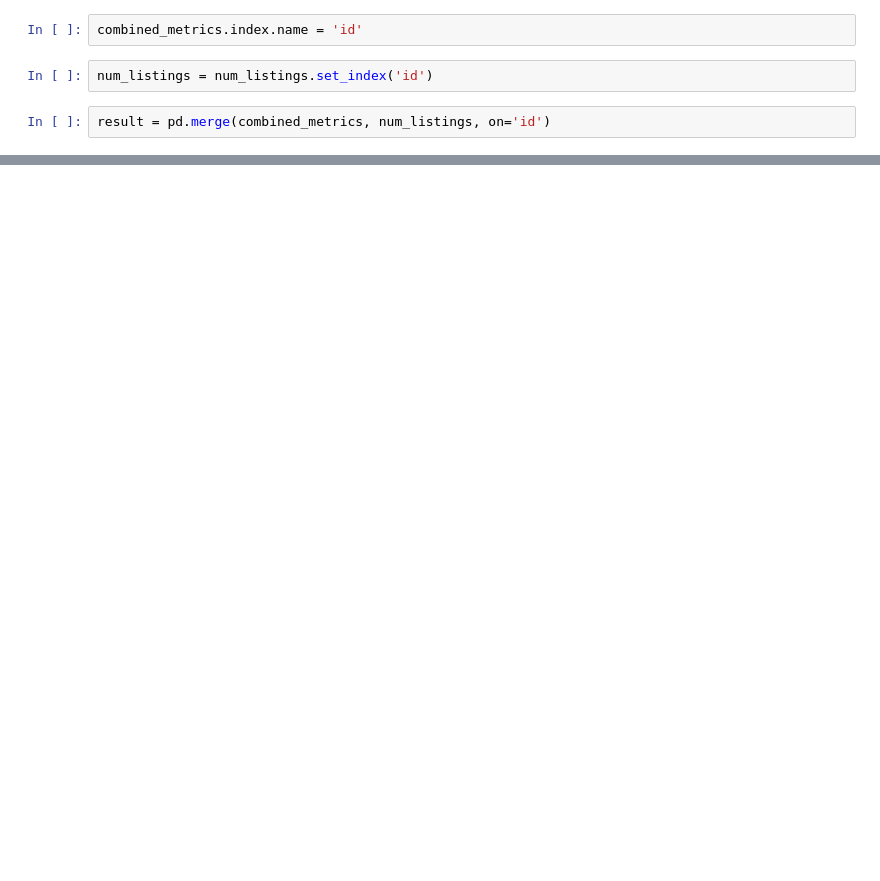
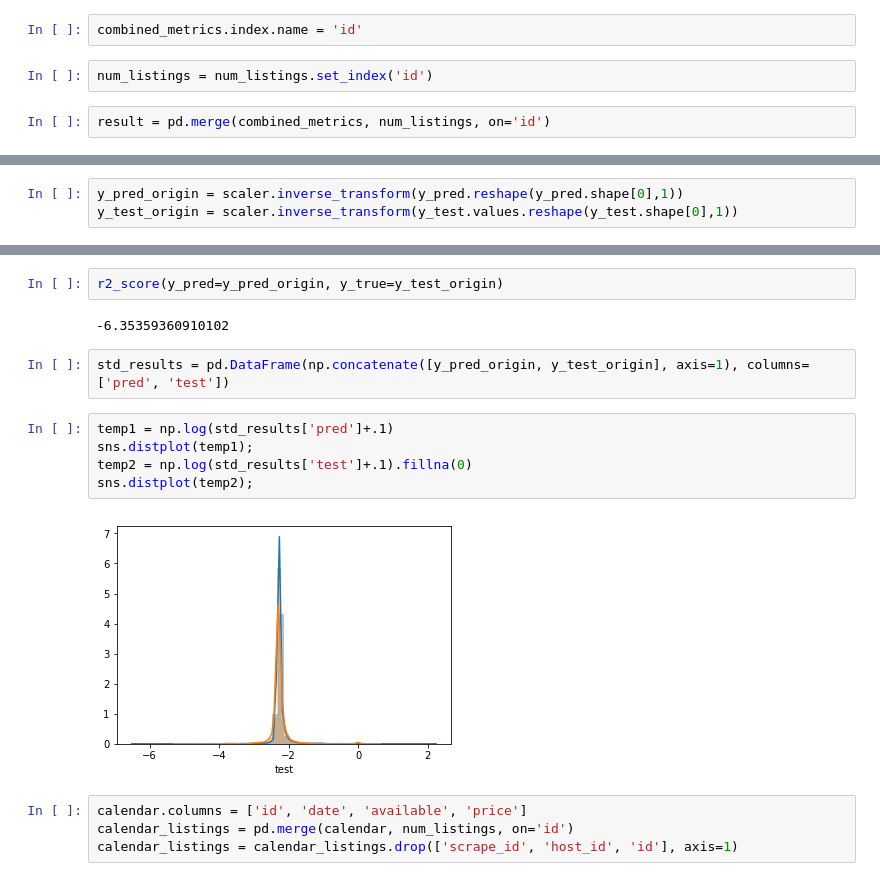
Before and after one commit to javierivanov/airbnbDSND, a Jupyter notebook: AirbnbDataExploration.ipynb, the cells around one changed output, grey strips where cells are left out. Drawn from its saved outputs; the diff is of its cells as text; blank space fills up the shorter version.

```diff
--- a/AirbnbDataExploration.ipynb
+++ b/AirbnbDataExploration.ipynb
@@ -296,0 +320,3 @@ from sklearn.metrics import mean_absolute_error
+# %%
+y_pred_origin = scaler.inverse_transform(y_pred.reshape(y_pred.shape[0],1))
+y_test_origin = scaler.inverse_transform(y_test.values.reshape(y_test.shape[0],1))
@@ -296,0 +327,17 @@ from sklearn.metrics import mean_absolute_error
+# %%
+r2_score(y_pred=y_pred_origin, y_true=y_test_origin)
+# %% [output]
+-6.35359360910102
+# %%
+std_results = pd.DataFrame(np.concatenate([y_pred_origin, y_test_origin], axis=1), columns=['pred', 'test'])
+# %%
+temp1 = np.log(std_results['pred']+.1)
+sns.distplot(temp1);
+temp2 = np.log(std_results['test']+.1).fillna(0)
+sns.distplot(temp2);
+# %% [output]
+[figure, added]
+# %%
+calendar.columns = ['id', 'date', 'available', 'price']
+calendar_listings = pd.merge(calendar, num_listings, on='id')
+calendar_listings = calendar_listings.drop(['scrape_id', 'host_id', 'id'], axis=1)
```
Also changed, not shown: parts of 12 cells of this notebook.
